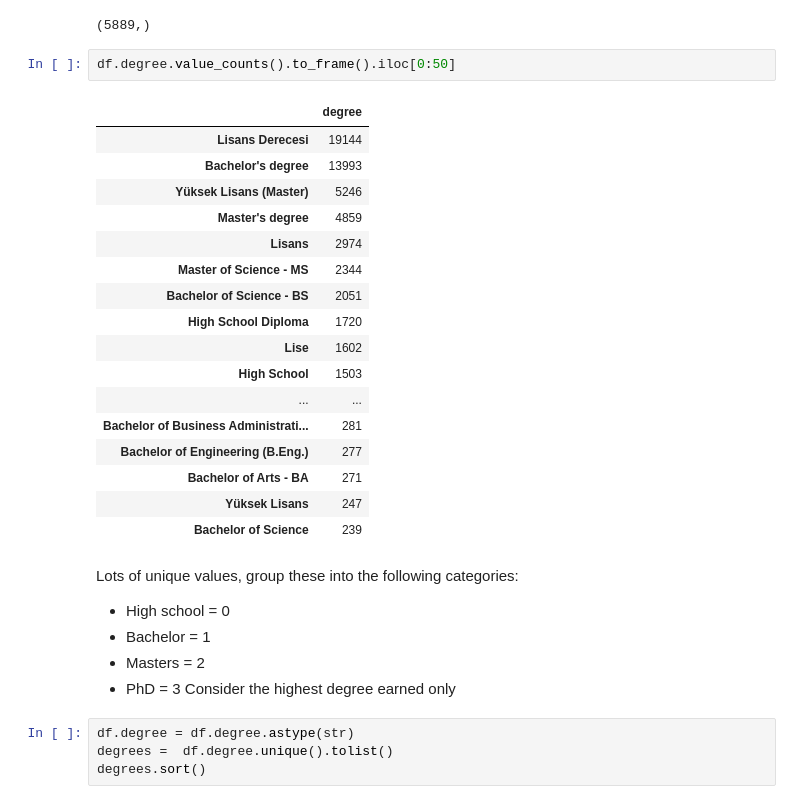
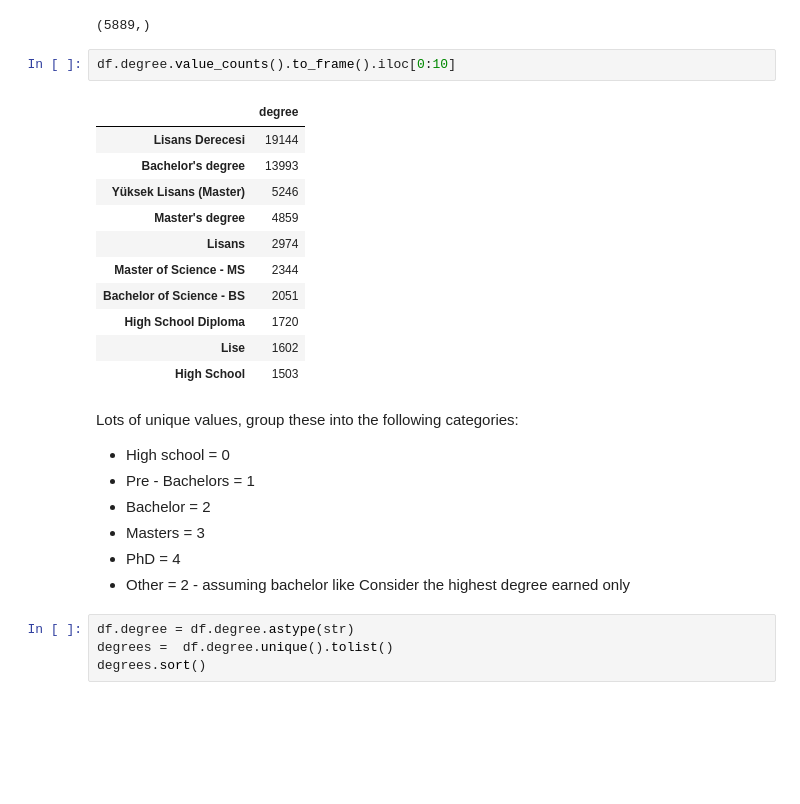
Before and after one commit to feyzijan/GarantiDatathon, a Jupyter notebook: EducationDataPrep.ipynb, the cells around one changed output. Drawn from its saved outputs; the diff is of its cells as text; blank space fills up the shorter version.

```diff
--- a/EducationDataPrep.ipynb
+++ b/EducationDataPrep.ipynb
@@ -87,31 +87,27 @@ df.degree.unique().shape
 # %% [output]
 (5889,)
 # %%
-df.degree.value_counts().to_frame().iloc[0:50]
+df.degree.value_counts().to_frame().iloc[0:10]
 # %% [output]
 |  | degree |
 | Lisans Derecesi | 19144 |
 | Bachelor's degree | 13993 |
 | Yüksek Lisans (Master) | 5246 |
 | Master's degree | 4859 |
 | Lisans | 2974 |
 | Master of Science - MS | 2344 |
 | Bachelor of Science - BS | 2051 |
 | High School Diploma | 1720 |
 | Lise | 1602 |
 | High School | 1503 |
-| ... | ... |
-| Bachelor of Business Administrati... | 281 |
-| Bachelor of Engineering (B.Eng.) | 277 |
-| Bachelor of Arts - BA | 271 |
-| Yüksek Lisans | 247 |
-| Bachelor of Science | 239 |
 # %% [markdown]
 Lots of unique values, group these into the following categories:
 - High school = 0
-- Bachelor = 1
-- Masters = 2
-- PhD = 3
+- Pre - Bachelors = 1
+- Bachelor = 2
+- Masters = 3
+- PhD = 4
+- Other = 2 - assuming bachelor like
 Consider the highest degree earned only
 # %%
 df.degree = df.degree.astype(str)
```
Also changed, not shown: parts of 4 cells of this notebook.
